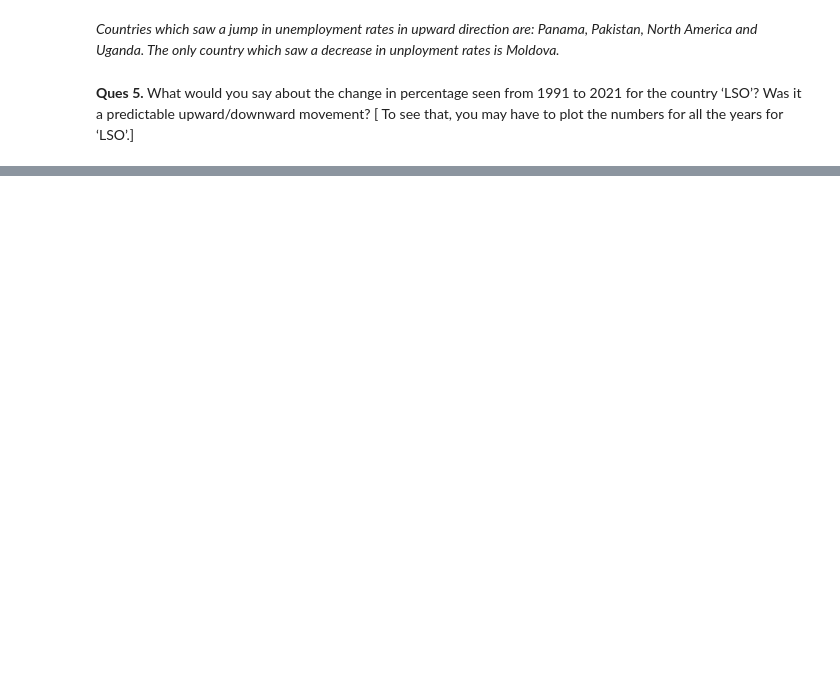
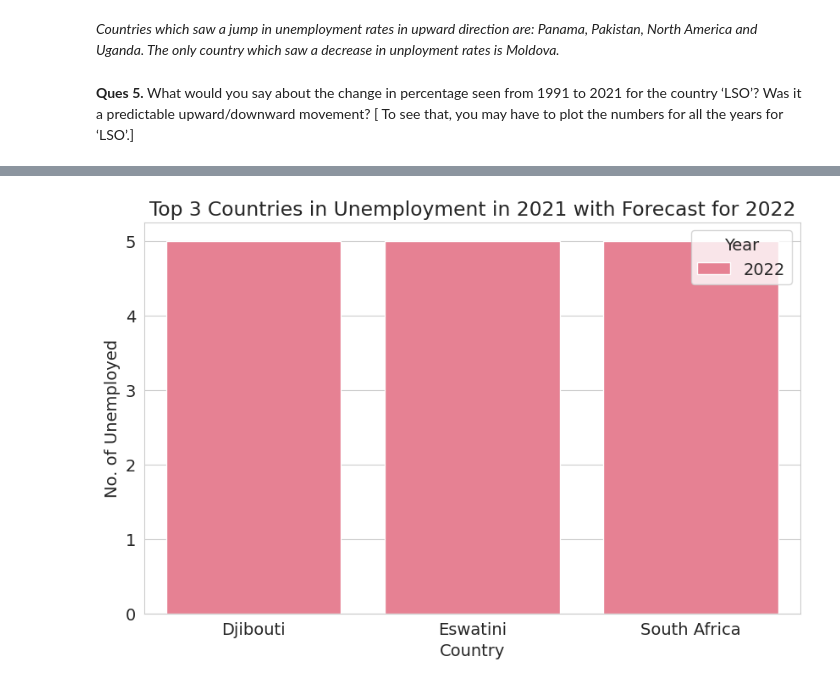
Before and after one commit to AnushkaGupta18/Fittlyf-Task-ML, a Jupyter notebook: Fittlyf_ML_Internship_Task.ipynb, the cells around one changed output, grey strips where cells are left out. Saved outputs shown, nothing was run; the diff lists cells and outputs as text; code cells hidden in the pictures; blank space fills up the shorter version.

```diff
--- a/Fittlyf_ML_Internship_Task.ipynb
+++ b/Fittlyf_ML_Internship_Task.ipynb
@@ -397,0 +628,24 @@ The only country which saw a decrease in unployment rates is Moldova.*
+# %%
+# Filter data for 2021 and 2022
+ml_df_21_22 = ml_df[(ml_df['Year'] >= 2021) & (ml_df['Year'] <= 2022)]
+
+# Group data by country name and calculate the total number of unemployed for each country in 2021
+unemployed_2021 = ml_df_21_22[ml_df_21_22['Year'] == 2021].groupby('Country_name')['No. of unemployed'].sum()
+
+# Sort countries by the number of unemployed in 2021 and select the top 3
+top_countries = unemployed_2021.sort_values(ascending=False).head(3)
+
+# Filter data for the top 3 countries and 2022
+top_countries_df = ml_df_21_22[(ml_df_21_22['Country_name'].isin(top_countries.index)) & (ml_df_21_22['Year'] == 2022)]
+
+# Create a bar plot
+sns.set_style("whitegrid")
+sns.set_palette("husl")
+plt.figure(figsize=(10, 6))
+sns.barplot(data=top_countries_df, x='Country_name', y='No. of unemployed', hue='Year')
+plt.title('Top 3 Countries in Unemployment in 2021 with Forecast for 2022')
+plt.xlabel('Country')
+plt.ylabel('No. of Unemployed')
+plt.show()
+# %% [output]
+[figure, added]
```
Also changed, not shown: parts of 18 cells of this notebook.
